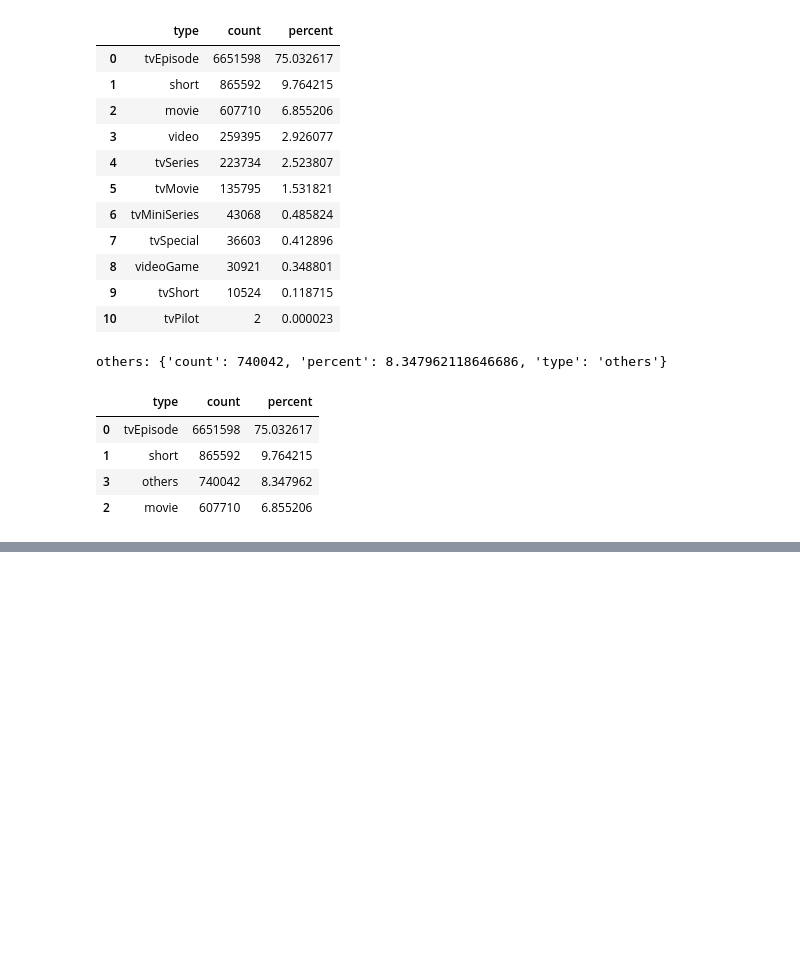
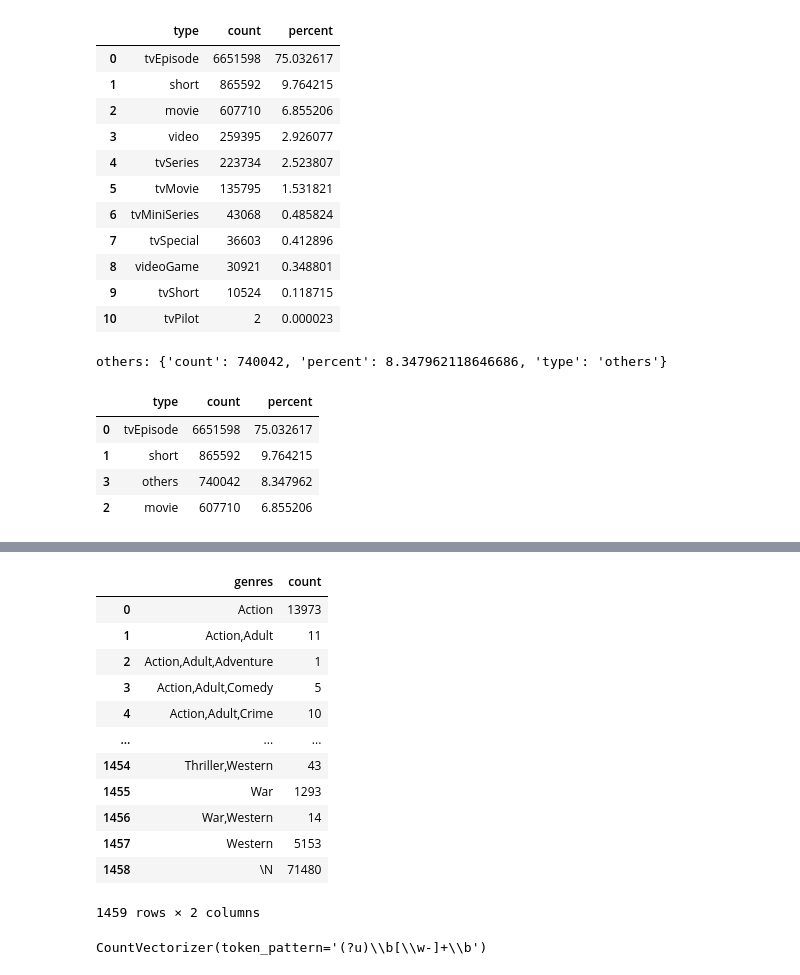
Before and after one commit to jrsilva051/MiniProjeto1-IMDB, a Jupyter notebook: miniProjeto1.ipynb, the cells around one changed output, grey strips where cells are left out. Cells and saved outputs as stored; diff of their text form; code cells hidden in the pictures; blank space fills up the shorter version.

```diff
--- a/miniProjeto1.ipynb
+++ b/miniProjeto1.ipynb
@@ -179,0 +177,16 @@ display(result1)
+# %%
+display(result2)
+# %% [output]
+|  | genres | count |
+| 0 | Action | 13973 |
+| 1 | Action,Adult | 11 |
+| 2 | Action,Adult,Adventure | 1 |
+| 3 | Action,Adult,Comedy | 5 |
+| 4 | Action,Adult,Crime | 10 |
+| ... | ... | ... |
+| 1454 | Thriller,Western | 43 |
+| 1455 | War | 1293 |
+| 1456 | War,Western | 14 |
+| 1457 | Western | 5153 |
+| 1458 | \N | 71480 |
+1459 rows × 2 columns
@@ -179,0 +196,6 @@ display(result1)
+# %%
+pattern = '(?u)\\b[\\w-]+\\b'
+vector = CountVectorizer(token_pattern=pattern, analyzer='word').fit(temp)
+vector
+# %% [output]
+CountVectorizer(token_pattern='(?u)\\b[\\w-]+\\b')
```
Also changed, not shown: parts of 12 cells of this notebook.
